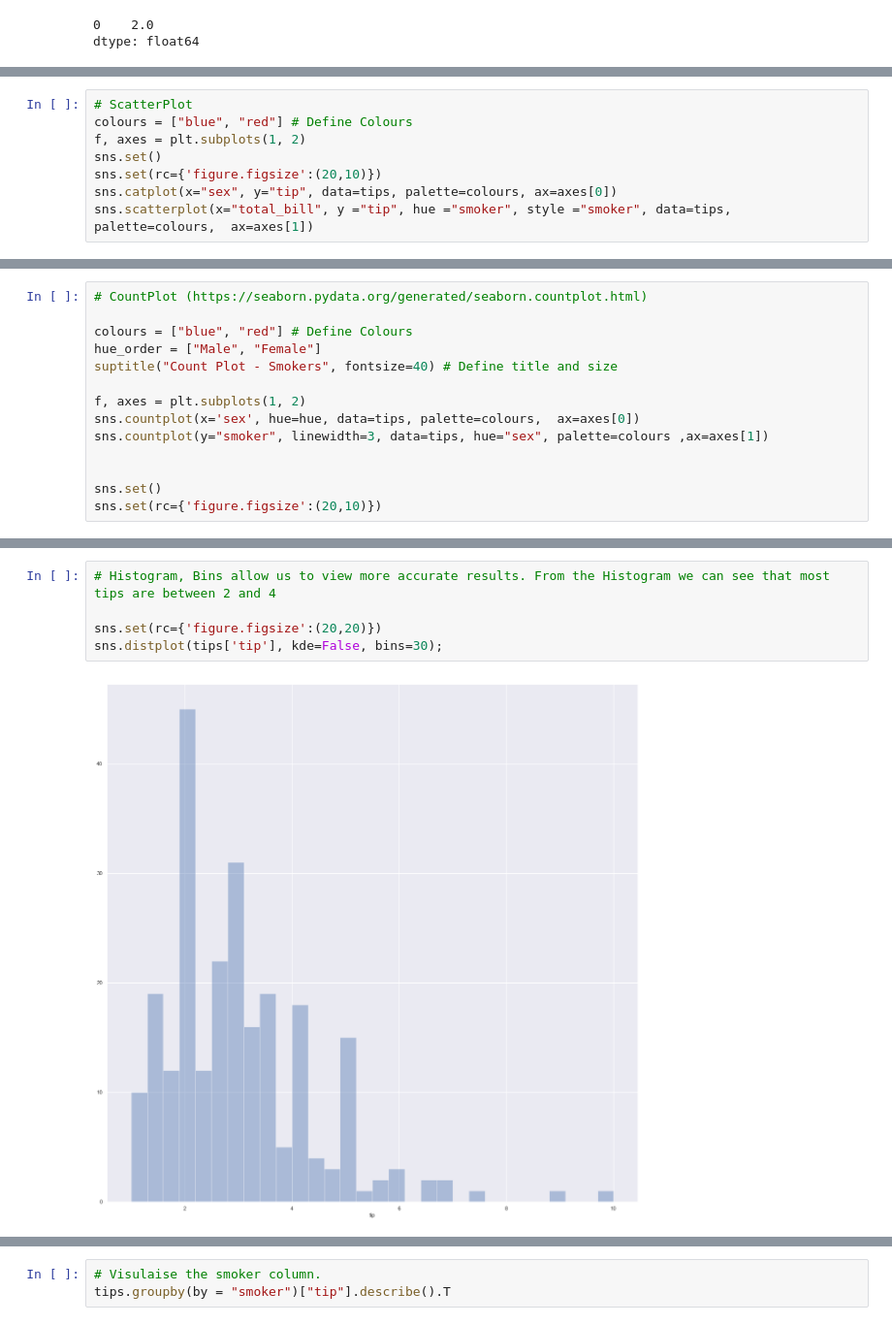
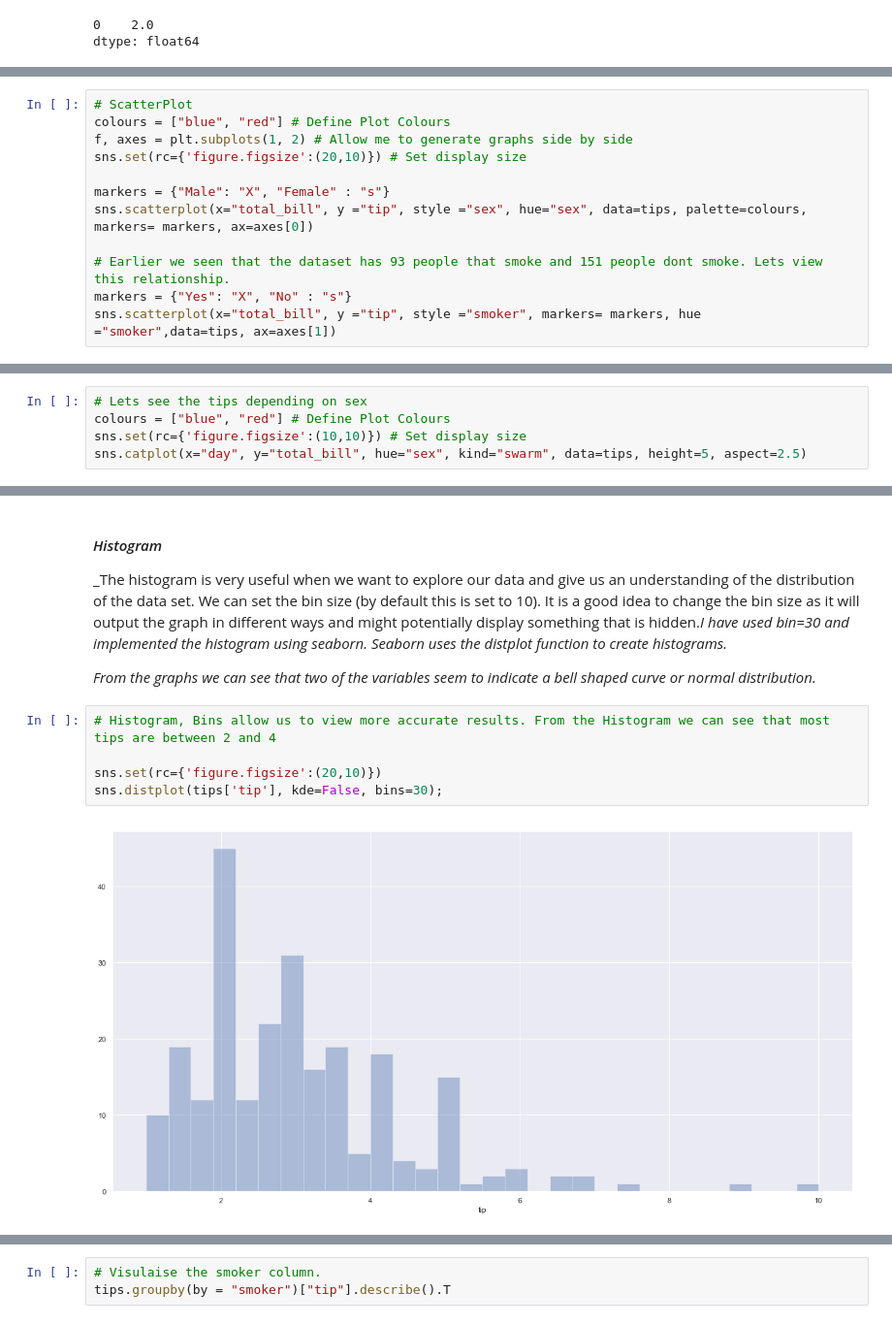
Before and after one commit to richardfeeney7/Fundamentals-Project, a Jupyter notebook: Fundamentals-Project 2019.ipynb, the cells around one changed output, grey strips where cells are left out. Shown at 97% size. Cells and saved outputs as stored; diff of their text form.

Commit message:
Working on Plots and Added to Readme

```diff
--- a/Fundamentals-Project 2019.ipynb
+++ b/Fundamentals-Project 2019.ipynb
@@ -107,10 +148,14 @@ What and Why ?????????????
 # %%
 # ScatterPlot
-colours = ["blue", "red"] # Define Colours
-f, axes = plt.subplots(1, 2)
-sns.set()
-sns.set(rc={'figure.figsize':(20,10)})
-sns.catplot(x="sex", y="tip", data=tips, palette=colours, ax=axes[0])
-sns.scatterplot(x="total_bill", y ="tip", hue ="smoker", style ="smoker", data=tips, palette=colours,  ax=axes[1])
+colours = ["blue", "red"] # Define Plot Colours
+f, axes = plt.subplots(1, 2) # Allow me to generate graphs side by side
+sns.set(rc={'figure.figsize':(20,10)}) # Set display size
+
+markers = {"Male": "X", "Female" : "s"}
+sns.scatterplot(x="total_bill", y ="tip", style ="sex", hue="sex", data=tips, palette=colours, markers= markers, ax=axes[0])
+
+# Earlier we seen that the dataset has 93 people that smoke and 151 people dont smoke. Lets view this relationship.
+markers = {"Yes": "X", "No" : "s"}
+sns.scatterplot(x="total_bill", y ="tip", style ="smoker", markers= markers, hue ="smoker",data=tips, ax=axes[1])
 # %% [output]
 <matplotlib.axes._subplots.AxesSubplot at 0x...>
@@ -121,14 +162,0 @@ We can see that the majority of the total bill is betwen 10 and qpprox 25.
-# %%
-# CountPlot (https://seaborn.pydata.org/generated/seaborn.countplot.html)
-
-colours = ["blue", "red"] # Define Colours
-hue_order = ["Male", "Female"]
-suptitle("Count Plot - Smokers", fontsize=40) # Define title and size
-
-f, axes = plt.subplots(1, 2)
-sns.countplot(x='sex', hue=hue, data=tips, palette=colours,  ax=axes[0])
-sns.countplot(y="smoker", linewidth=3, data=tips, hue="sex", palette=colours ,ax=axes[1])
-
-
-sns.set()
-sns.set(rc={'figure.figsize':(20,10)})
@@ -137,0 +175,5 @@ sns.set(rc={'figure.figsize':(20,10)})
+# %%
+# Lets see the tips depending on sex
+colours = ["blue", "red"] # Define Plot Colours
+sns.set(rc={'figure.figsize':(10,10)}) # Set display size
+sns.catplot(x="day", y="total_bill", hue="sex", kind="swarm", data=tips, height=5, aspect=2.5)
@@ -158,8 +216,14 @@ sns.countplot(x=x, data=df, ax=axes[1])
+# %% [markdown]
+#### _Histogram_
+
+_The histogram is very useful when we want to explore our data and give us an understanding of the distribution of the data set. We can set the bin size (by default this is set to 10). It is a good idea to change the bin size as it will output the graph in different ways and might potentially display something that is hidden._I have used bin=30 and implemented the histogram using seaborn. Seaborn uses the distplot function to create histograms._
+
+_From the graphs we can see that two of the variables seem to indicate a bell shaped curve or normal distribution._
 # %%
 # Histogram, Bins allow us to view more accurate results. From the Histogram we can see that most tips are between 2 and 4
 
-sns.set(rc={'figure.figsize':(20,20)})
+sns.set(rc={'figure.figsize':(20,10)})
 sns.distplot(tips['tip'], kde=False, bins=30);
 # %% [output]
-[figure, old version]
+[figure, new version]
 # %%
```
Also changed, not shown: parts of 41 cells of this notebook, 1 other file.
